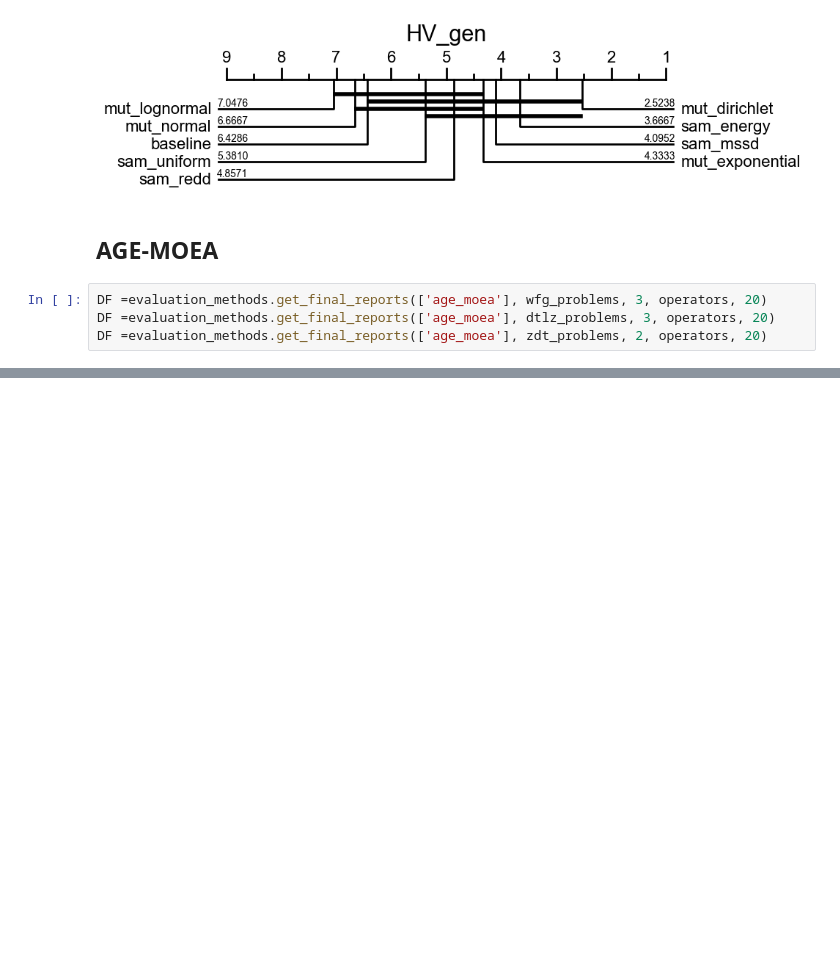
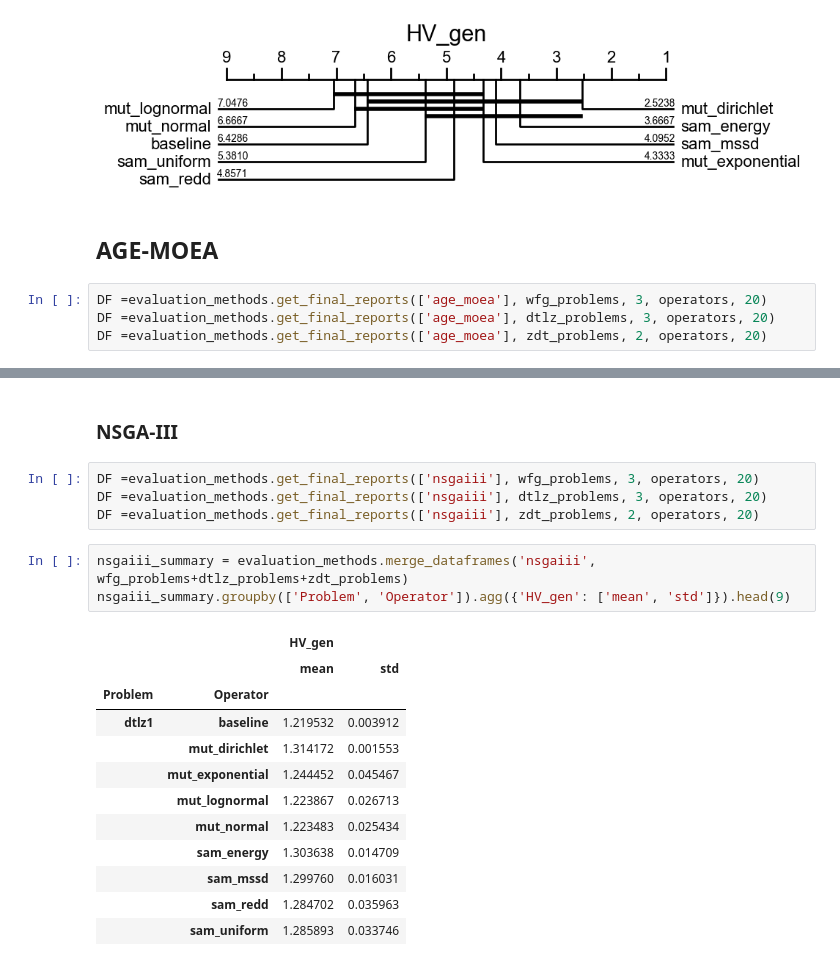
Before and after one commit to yeudiellm/MO-TEST-EA-SIMPLEX, a Jupyter notebook: test_optimize.ipynb, the cells around one changed output, grey strips where cells are left out. Saved outputs shown, nothing was run; the diff lists cells and outputs as text; blank space fills up the shorter version.

```diff
--- a/test_optimize.ipynb
+++ b/test_optimize.ipynb
@@ -190,0 +161,22 @@ dtype: float64
+# %% [markdown]
+### NSGA-III
+# %%
+DF =evaluation_methods.get_final_reports(['nsgaiii'], wfg_problems, 3, operators, 20)
+DF =evaluation_methods.get_final_reports(['nsgaiii'], dtlz_problems, 3, operators, 20)
+DF =evaluation_methods.get_final_reports(['nsgaiii'], zdt_problems, 2, operators, 20)
+# %%
+nsgaiii_summary = evaluation_methods.merge_dataframes('nsgaiii', wfg_problems+dtlz_problems+zdt_problems)
+nsgaiii_summary.groupby(['Problem', 'Operator']).agg({'HV_gen': ['mean', 'std']}).head(9)
+# %% [output]
+|  |  | HV_gen |  |
+|  |  | mean | std |
+| Problem | Operator |  |  |
+| dtlz1 | baseline | 1.219532 | 0.003912 |
+|  | mut_dirichlet | 1.314172 | 0.001553 |
+|  | mut_exponential | 1.244452 | 0.045467 |
+|  | mut_lognormal | 1.223867 | 0.026713 |
+|  | mut_normal | 1.223483 | 0.025434 |
+|  | sam_energy | 1.303638 | 0.014709 |
+|  | sam_mssd | 1.299760 | 0.016031 |
+|  | sam_redd | 1.284702 | 0.035963 |
+|  | sam_uniform | 1.285893 | 0.033746 |
```
Also changed, not shown: parts of 17 cells of this notebook, 54 other files.
